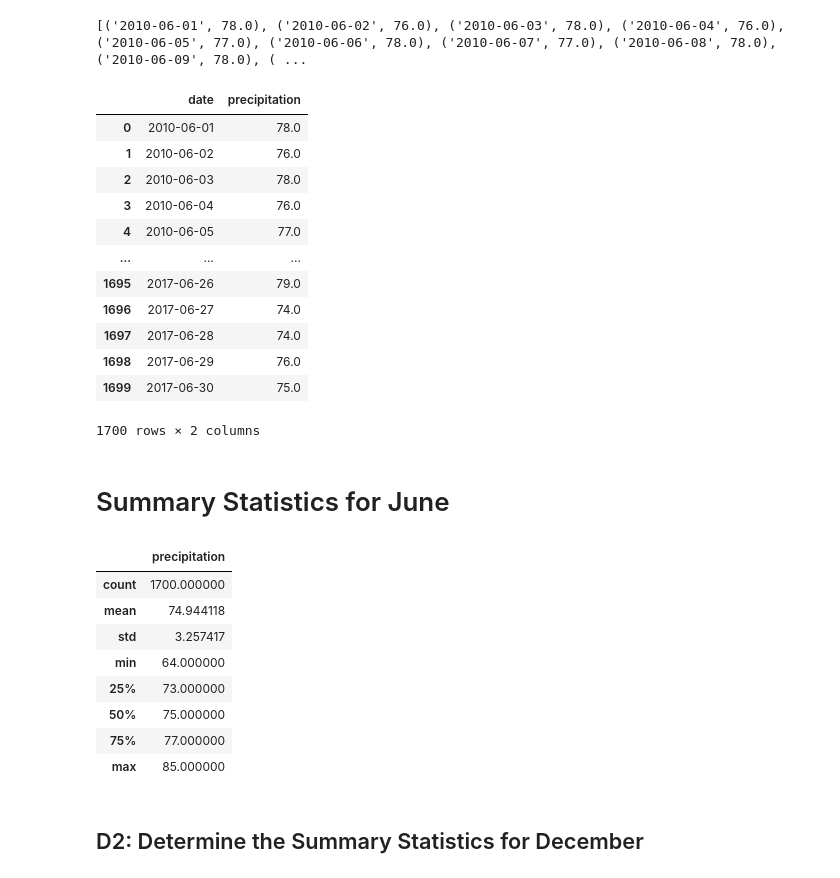
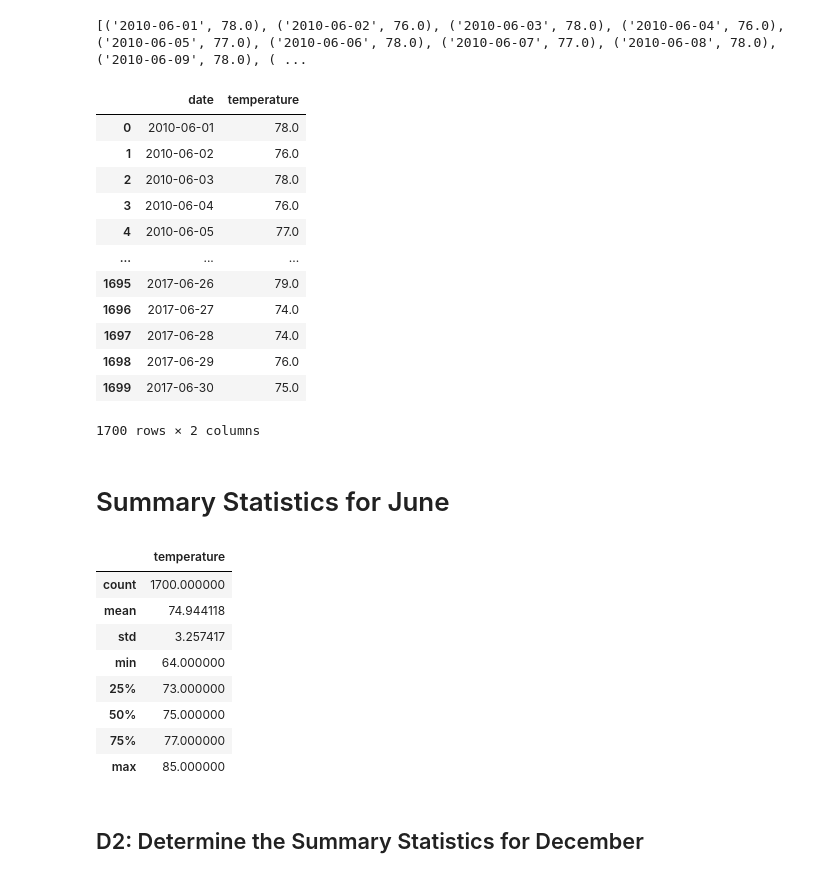
Before and after one commit to carlosdiaz77/Challenge_9_Surfs_up, a Jupyter notebook: SurfsUp_Challenge_starter_code.ipynb, the cells around one changed output. Drawn from its saved outputs; the diff is of its cells as text; code cells hidden in the pictures.

```diff
--- a/SurfsUp_Challenge_starter_code.ipynb
+++ b/SurfsUp_Challenge_starter_code.ipynb
@@ -38,10 +39,10 @@ print(results_jun)
 [('2010-06-01', 78.0), ('2010-06-02', 76.0), ('2010-06-03', 78.0), ('2010-06-04', 76.0), ('2010-06-05', 77.0), ('2010-06-06', 78.0), ('2010-06-07', 77.0), ('2010-06-08', 78.0), ('2010-06-09', 78.0), ( ...
 # %%
 # 4. Create a DataFrame from the list of temperatures for the month of June.
-temps_df_jun = pd.DataFrame(results_jun, columns=['date','precipitation'])
+temps_df_jun = pd.DataFrame(results_jun, columns=['date','temperature'])
 temps_df_jun
 # %% [output]
-|  | date | precipitation |
+|  | date | temperature |
 | 0 | 2010-06-01 | 78.0 |
 | 1 | 2010-06-02 | 76.0 |
 | 2 | 2010-06-03 | 78.0 |
@@ -60,7 +61,7 @@ temps_df_jun
 # 5. Calculate and print out the summary statistics for the June temperature DataFrame.
 temps_df_jun.describe()
 # %% [output]
-|  | precipitation |
+|  | temperature |
 | count | 1700.000000 |
 | mean | 74.944118 |
 | std | 3.257417 |
```
Also changed, not shown: parts of 6 cells of this notebook, 6 other files.
